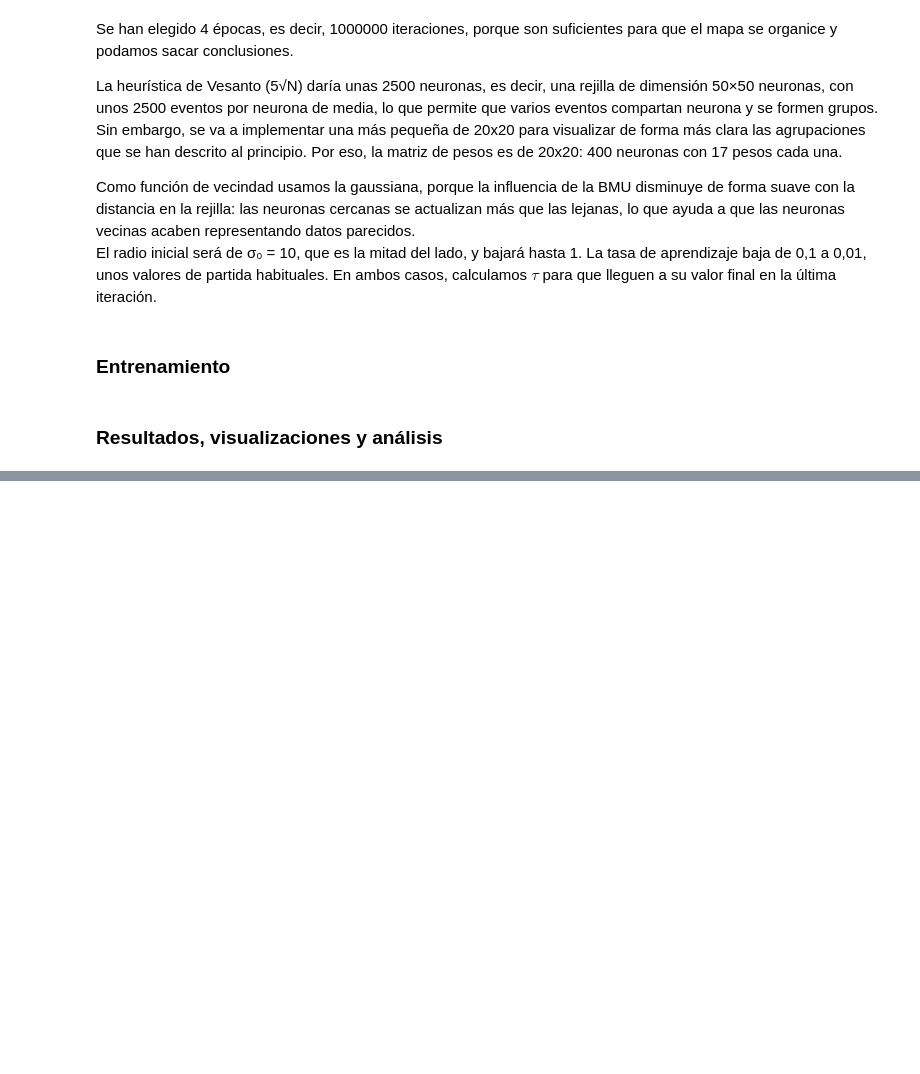
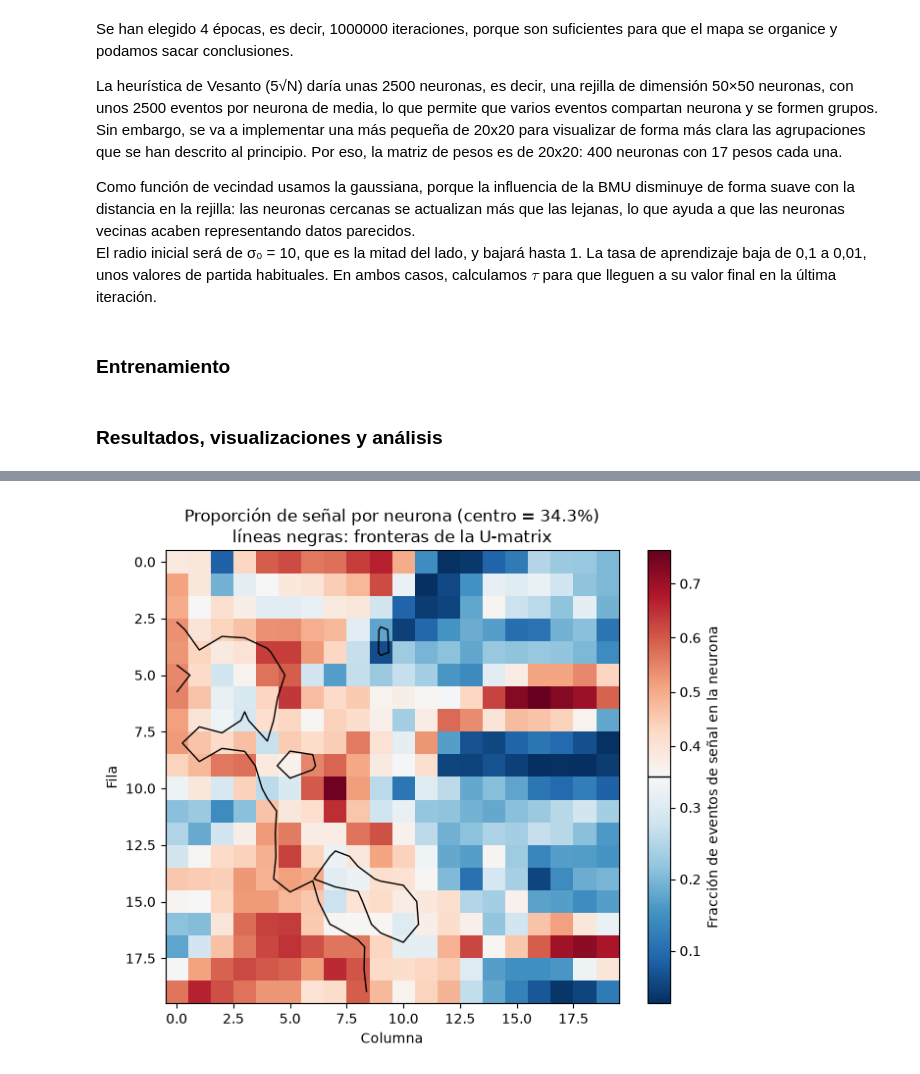
Before and after one commit to ClauGN/Tarea_Final_-AA, a Jupyter notebook: 2_SOM.ipynb, the cells around one changed output, grey strips where cells are left out. Drawn from its saved outputs; the diff is of its cells as text; code cells hidden in the pictures; blank space fills up the shorter version.

```diff
--- a/2_SOM.ipynb
+++ b/2_SOM.ipynb
@@ -85,6 +85,19 @@ for i in range(EPOCAS):
         f_vecindad = vecindad(t, neuronas[c], neuronas)   # 400 valores de golpe
         pesos = adaptacion_pesos(pesos, t_aprendizaje, f_vecindad[:, None], x)
         t = t + 1
+# %%
+# BMU de cada evento usando la función bmu del entrenamiento
+LADO = 20
+
+bmu_eventos = np.array([bmu(x, pesos) for x in entrenamiento_PRI_numpy])
+es_senal = (Entrenamiento["Label"] == "s").to_numpy()
+
+# conteos SIN ponderar por neurona
+hits_total = np.bincount(bmu_eventos, minlength=LADO * LADO).reshape(LADO, LADO)
+hits_senal = np.bincount(bmu_eventos[es_senal], minlength=LADO * LADO).reshape(LADO, LADO)
+hits_fondo = hits_total - hits_senal
+
+proporcion_global = es_senal.mean()
 # %% [markdown]
 ### Resultados, visualizaciones y análisis
 # %% [markdown]
@@ -118,0 +128,29 @@ NameError: name 'pokemon_norm' is not defined
+# %%
+from matplotlib.colors import TwoSlopeNorm
+
+# fracción de señal por neurona (conteos SIN ponderar)
+with np.errstate(divide="ignore", invalid="ignore"):
+    proporcion_senal = hits_senal / hits_total
+proporcion_senal = np.ma.masked_where(hits_total == 0, proporcion_senal)  # neuronas vacías en gris
+
+# mapa divergente centrado en la proporción global (~34 %), no en el 50 %
+norma = TwoSlopeNorm(vmin=min(proporcion_senal.min(), proporcion_global - 0.01),
+                     vcenter=proporcion_global,
+                     vmax=max(proporcion_senal.max(), proporcion_global + 0.01))
+cmap_divergente = plt.get_cmap("RdBu_r").copy()
+cmap_divergente.set_bad("lightgrey")
+
+fig, ax = plt.subplots(figsize=(7.5, 6))
+imagen = ax.imshow(proporcion_senal, cmap=cmap_divergente, norm=norma)
+barra = fig.colorbar(imagen, label="Fracción de eventos de señal en la neurona")
+barra.ax.axhline(proporcion_global, color="black", linewidth=1)
+
+# fronteras de la U-matrix (el 25 % de neuronas con más distancia) para ver si coinciden con las zonas de señal
+ax.contour(distancias_mapa, levels=[np.percentile(distancias_mapa, 75)], colors="black", linewidths=1)
+
+ax.set_title(f"Proporción de señal por neurona (centro = {proporcion_global:.1%})\nlíneas negras: fronteras de la U-matrix")
+ax.set_xlabel("Columna")
+ax.set_ylabel("Fila")
+plt.show()
+# %% [output]
+[figure, added]
```
Also changed, not shown: parts of 10 cells of this notebook.
